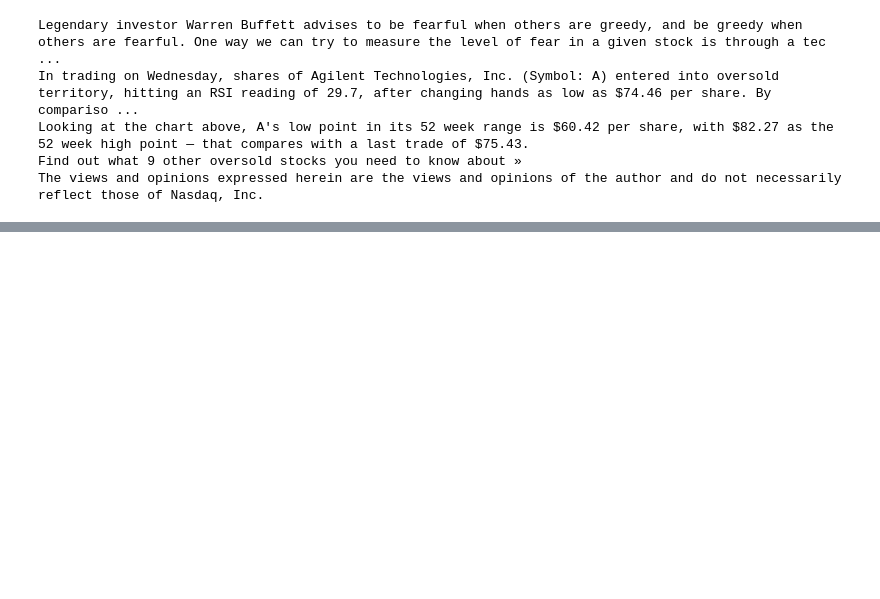
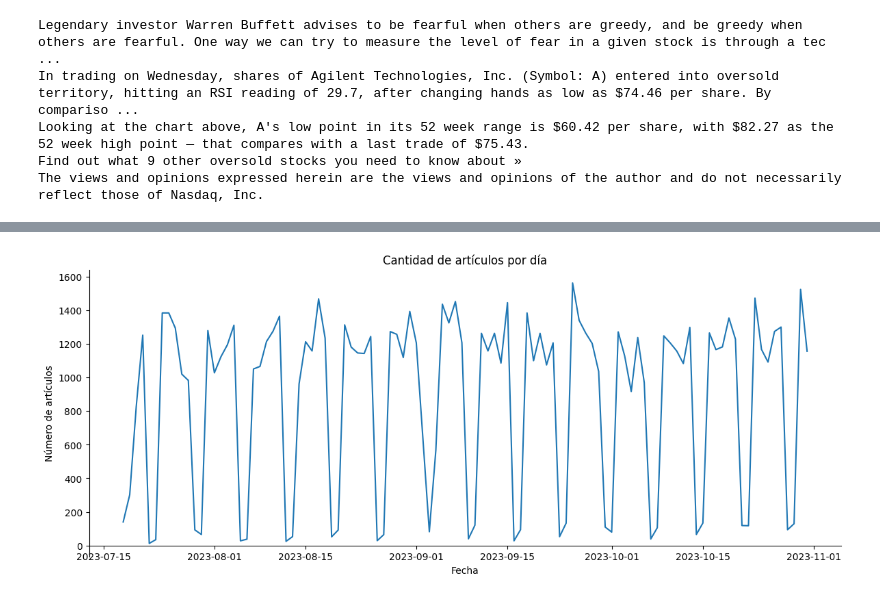
Before and after one commit to ceci-podesta/Text2Market, a Jupyter notebook: FinMultiTime/extract_data.ipynb, the cells around one changed output, grey strips where cells are left out. Saved outputs shown, nothing was run; the diff lists cells and outputs as text; code cells hidden in the pictures; blank space fills up the shorter version.

```diff
--- a/FinMultiTime/extract_data.ipynb
+++ b/FinMultiTime/extract_data.ipynb
@@ -281,0 +332,30 @@ The views and opinions expressed herein are the views and opinions of the author
+# %%
+#seleccionamos los 15 stock_symbols con más artículos dentro del período
+acciones = articulos_por_stock_symbol.head(15).index.to_list()
+# %%
+df_filtrado2 = df_filtrado[df_filtrado["Stock_symbol"].isin(acciones)].reset_index(drop=True)
+# %%
+# Agrupar por fecha y contar artículos
+articulos_por_dia = df_filtrado2.groupby('Date').size()
+
+# Graficar
+plt.figure(figsize=(12, 5))
+plt.plot(articulos_por_dia.index, articulos_por_dia.values)
+plt.title('Cantidad de artículos por día')
+plt.xlabel('Fecha')
+plt.ylabel('Número de artículos')
+
+
+ax = plt.gca()
+
+ax.spines['bottom'].set_position('zero')  # el eje x cruza y=0
+
+ax.spines['right'].set_color('none')
+ax.spines['top'].set_color('none')
+
+
+
+plt.tight_layout()
+plt.show()
+# %% [output]
+[figure, added]
```
Also changed, not shown: parts of 12 cells of this notebook, 2 other files.
